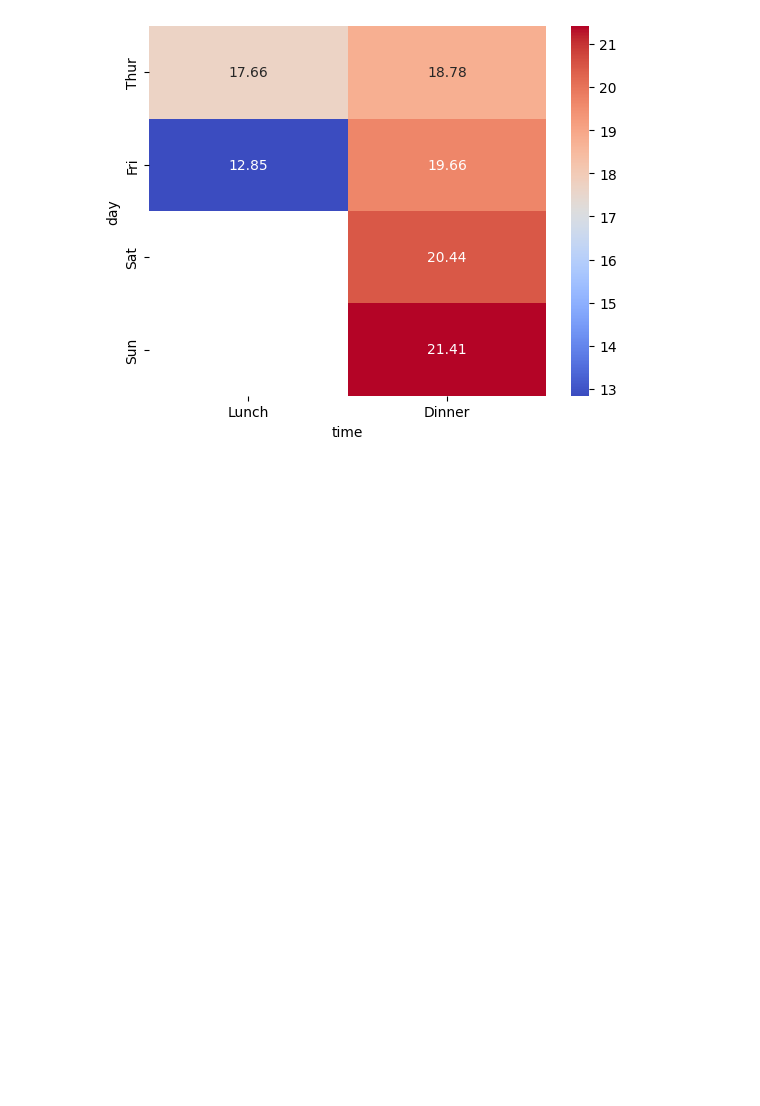
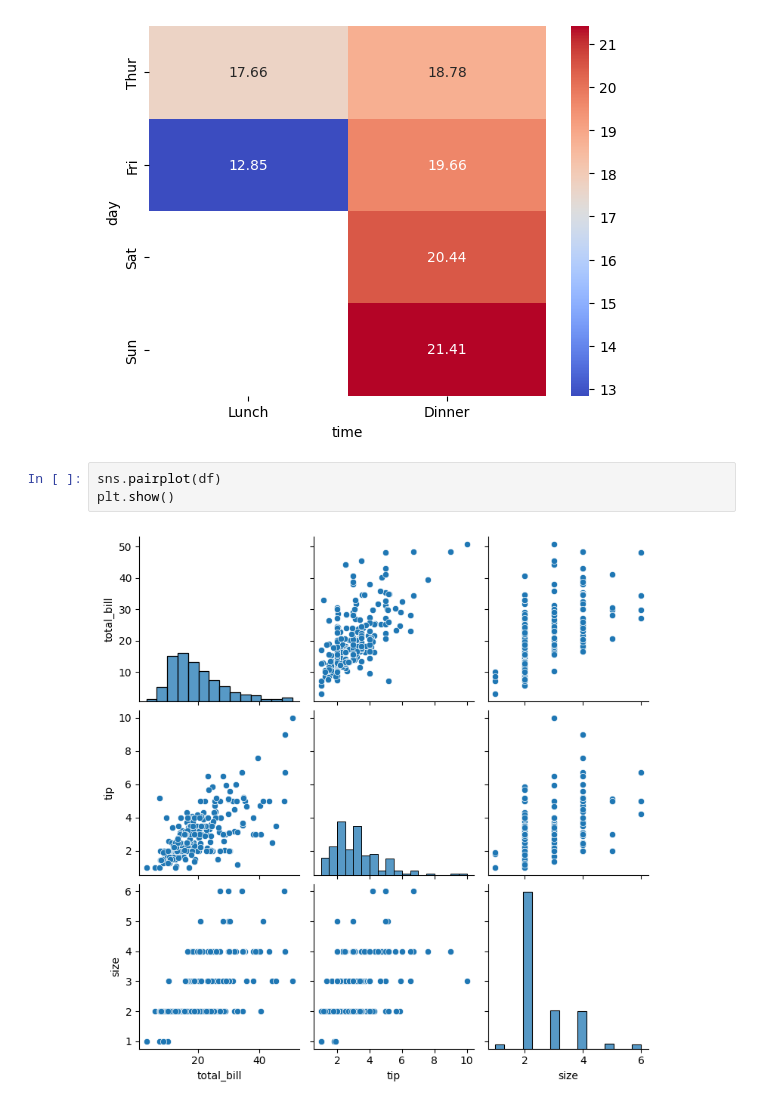
Before and after one commit to ARYANPATEL-BIT/learn-Pandas, a Jupyter notebook: seaborn.ipynb, the cells around one changed output. Drawn from its saved outputs; the diff is of its cells as text; blank space fills up the shorter version.

Commit message:
pairplot

```diff
--- a/seaborn.ipynb
+++ b/seaborn.ipynb
@@ -157,3 +157,8 @@ sns.heatmap(pivot, annot=True, fmt='.2f', cmap='coolwarm')
 plt.show()
 # %% [output]
 [figure]
+# %%
+sns.pairplot(df)
+plt.show()
+# %% [output]
+[figure, added]
```
